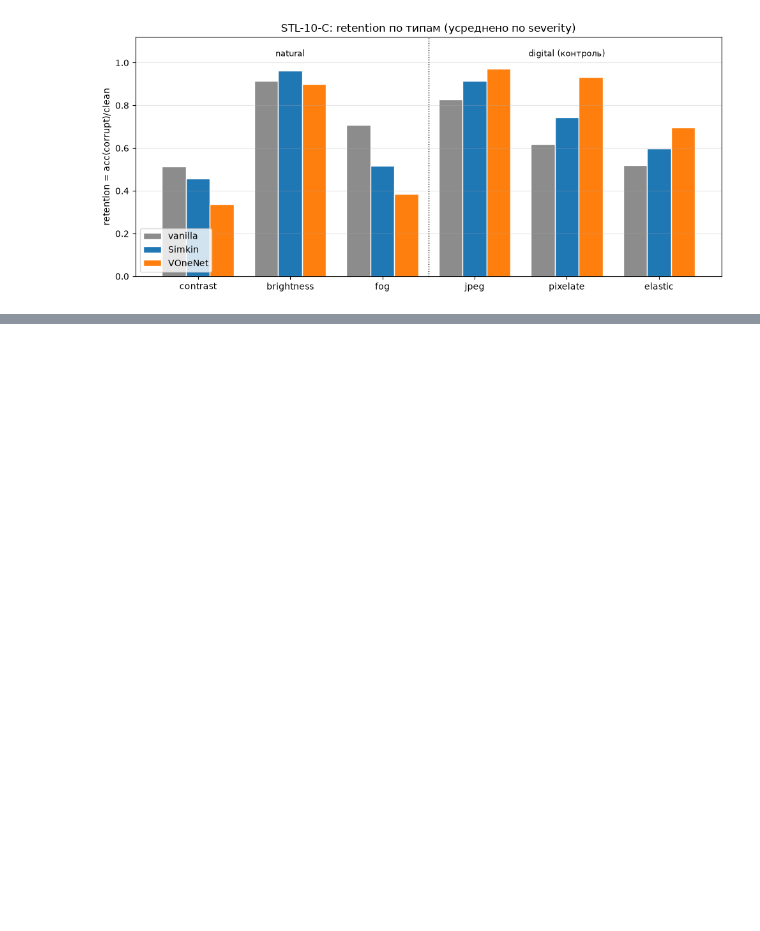
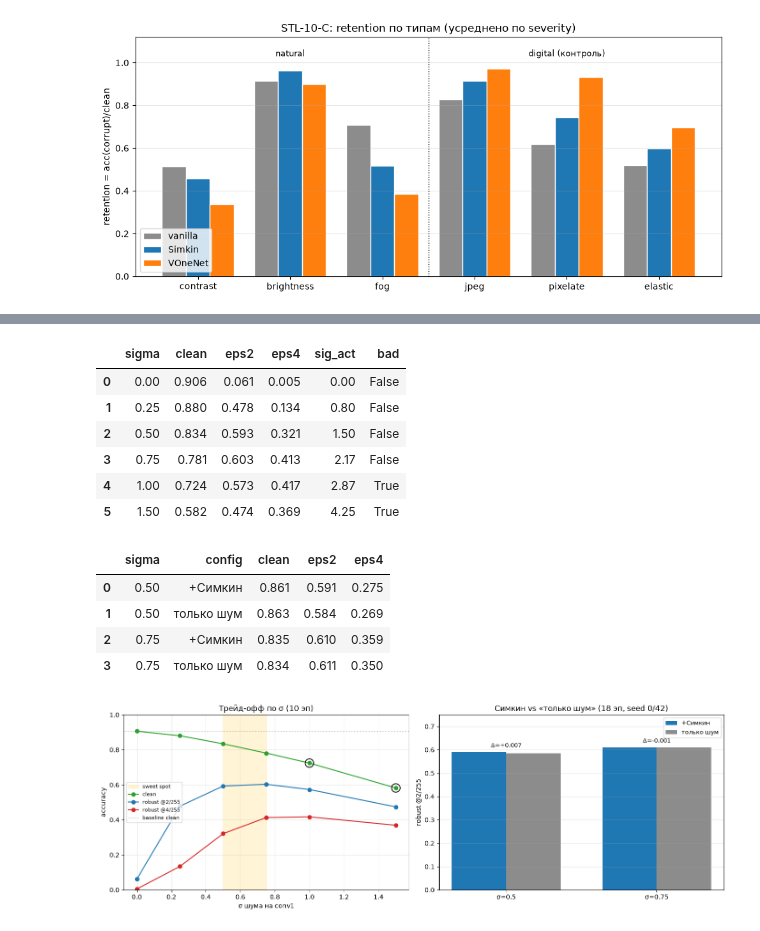
Before and after one commit to tarakanov517/CV_JND_based_approach, a Jupyter notebook: notebooks/compare_experiments.ipynb, the cells around one changed output, grey strips where cells are left out. Saved outputs shown, nothing was run; the diff lists cells and outputs as text; code cells hidden in the pictures; blank space fills up the shorter version.

```diff
--- a/notebooks/compare_experiments.ipynb
+++ b/notebooks/compare_experiments.ipynb
@@ -636,0 +645,62 @@ plt.tight_layout(); plt.show()
+# %%
+
+# σ-свип late-simkin (λ=0.2, seed 42, 10 эп) — трейд-офф и sweet spot
+nab = pd.DataFrame([
+    dict(sigma=0.0,  clean=0.906, eps2=0.061, eps4=0.005, sig_act=0.00, bad=False),
+    dict(sigma=0.25, clean=0.880, eps2=0.478, eps4=0.134, sig_act=0.80, bad=False),
+    dict(sigma=0.5,  clean=0.834, eps2=0.593, eps4=0.321, sig_act=1.50, bad=False),
+    dict(sigma=0.75, clean=0.781, eps2=0.603, eps4=0.413, sig_act=2.17, bad=False),
+    dict(sigma=1.0,  clean=0.724, eps2=0.573, eps4=0.417, sig_act=2.87, bad=True),
+    dict(sigma=1.5,  clean=0.582, eps2=0.474, eps4=0.369, sig_act=4.25, bad=True),
+])
+# sweet spot, 18 эп, среднее по seed {0,42} — Симкин vs только шум
+spot = pd.DataFrame([
+    dict(sigma=0.5,  config='+Симкин',    clean=0.861, eps2=0.591, eps4=0.275),
+    dict(sigma=0.5,  config='только шум', clean=0.863, eps2=0.584, eps4=0.269),
+    dict(sigma=0.75, config='+Симкин',    clean=0.835, eps2=0.610, eps4=0.359),
+    dict(sigma=0.75, config='только шум', clean=0.834, eps2=0.611, eps4=0.350),
+])
+display(nab); display(spot)
+
+fig, ax = plt.subplots(1, 2, figsize=(14, 4.8))
+
+# слева: трейд-офф vs σ
+ax[0].axvspan(0.5, 0.75, color='#ffe08a', alpha=.35, label='sweet spot')
+ax[0].plot(nab.sigma, nab.clean, 'o-', color='#2ca02c', label='clean')
+ax[0].plot(nab.sigma, nab.eps2,  'o-', color='#1f77b4', label='robust @2/255')
+ax[0].plot(nab.sigma, nab.eps4,  'o-', color='#d62728', label='robust @4/255')
+ax[0].axhline(nab.clean.iloc[0], color='#8c8c8c', lw=.8, ls=':', label='baseline clean')
+for _, r in nab[nab.bad].iterrows():
+    ax[0].scatter(r.sigma, r.clean, s=180, facecolors='none', edgecolors='k', linewidths=1.3, zorder=5)
+ax[0].set_xlabel('σ шума на conv1'); ax[0].set_ylabel('accuracy'); ax[0].set_ylim(0, 1)
+ax[0].set_title('Трейд-офф по σ (10 эп)'); ax[0].grid(alpha=.3)
+ax[0].legend(fontsize=8, loc='center left')
+
+# справа: Симкин vs только шум на sweet spot (18 эп, 2 сида)
+sig = [0.5, 0.75]; x = np.arange(2); w = 0.36
+sk = spot[spot.config == '+Симкин'].set_index('sigma')
+no = spot[spot.config == 'только шум'].set_index('sigma')
+ax[1].bar(x - w/2, [sk.loc[s, 'eps2'] for s in sig], w, label='+Симкин', color='#1f77b4')
+ax[1].bar(x + w/2, [no.loc[s, 'eps2'] for s in sig], w, label='только шум', color='#8c8c8c')
+for i, s in enumerate(sig):
+    d = sk.loc[s, 'eps2'] - no.loc[s, 'eps2']
+    ax[1].text(i, max(sk.loc[s, 'eps2'], no.loc[s, 'eps2']) + 0.02, f'Δ={d:+.3f}', ha='center', fontsize=9)
+ax[1].set_xticks(x); ax[1].set_xticklabels([f'σ={s}' for s in sig])
+ax[1].set_ylabel('robust @2/255'); ax[1].set_ylim(0, 0.75)
+ax[1].set_title('Симкин vs «только шум» (18 эп, seed 0/42)'); ax[1].grid(alpha=.3, axis='y')
+ax[1].legend(fontsize=9)
+plt.tight_layout(); plt.show()
+# %% [output]
+|  | sigma | clean | eps2 | eps4 | sig_act | bad |
+| 0 | 0.00 | 0.906 | 0.061 | 0.005 | 0.00 | False |
+| 1 | 0.25 | 0.880 | 0.478 | 0.134 | 0.80 | False |
+| 2 | 0.50 | 0.834 | 0.593 | 0.321 | 1.50 | False |
+| 3 | 0.75 | 0.781 | 0.603 | 0.413 | 2.17 | False |
+| 4 | 1.00 | 0.724 | 0.573 | 0.417 | 2.87 | True |
+| 5 | 1.50 | 0.582 | 0.474 | 0.369 | 4.25 | True |
+|  | sigma | config | clean | eps2 | eps4 |
+| 0 | 0.50 | +Симкин | 0.861 | 0.591 | 0.275 |
+| 1 | 0.50 | только шум | 0.863 | 0.584 | 0.269 |
+| 2 | 0.75 | +Симкин | 0.835 | 0.610 | 0.359 |
+| 3 | 0.75 | только шум | 0.834 | 0.611 | 0.350 |
+[figure, added]
```
Also changed, not shown: parts of 5 cells of this notebook.
